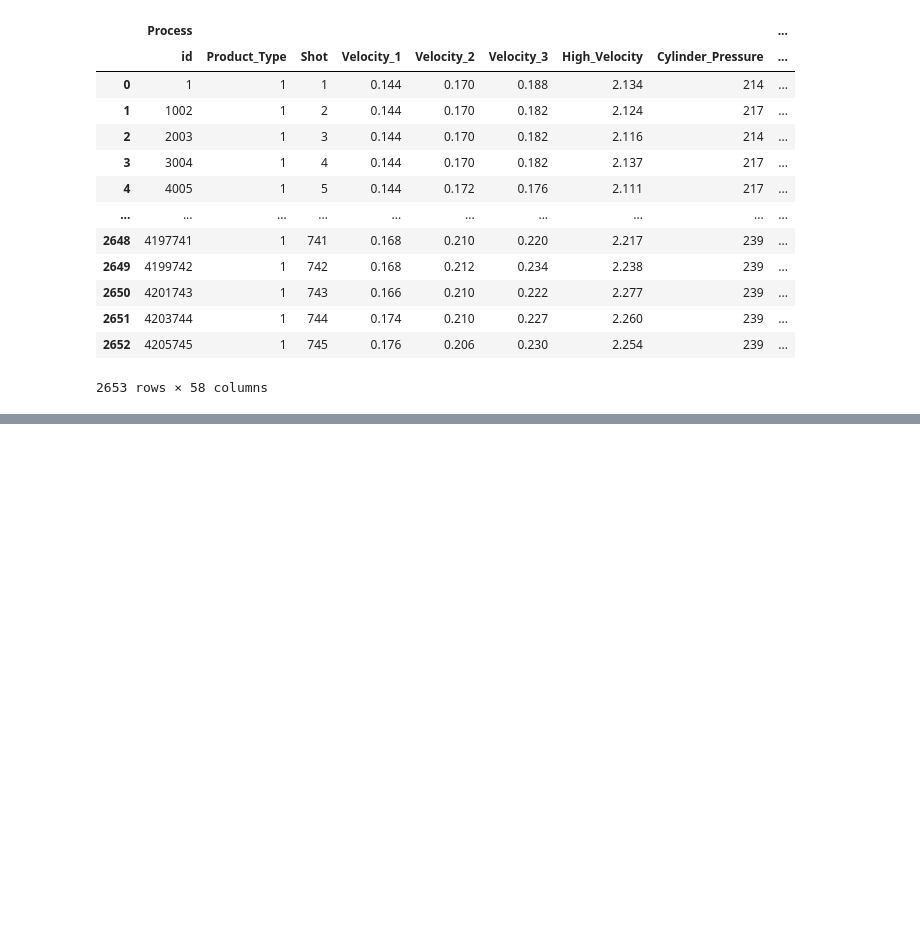
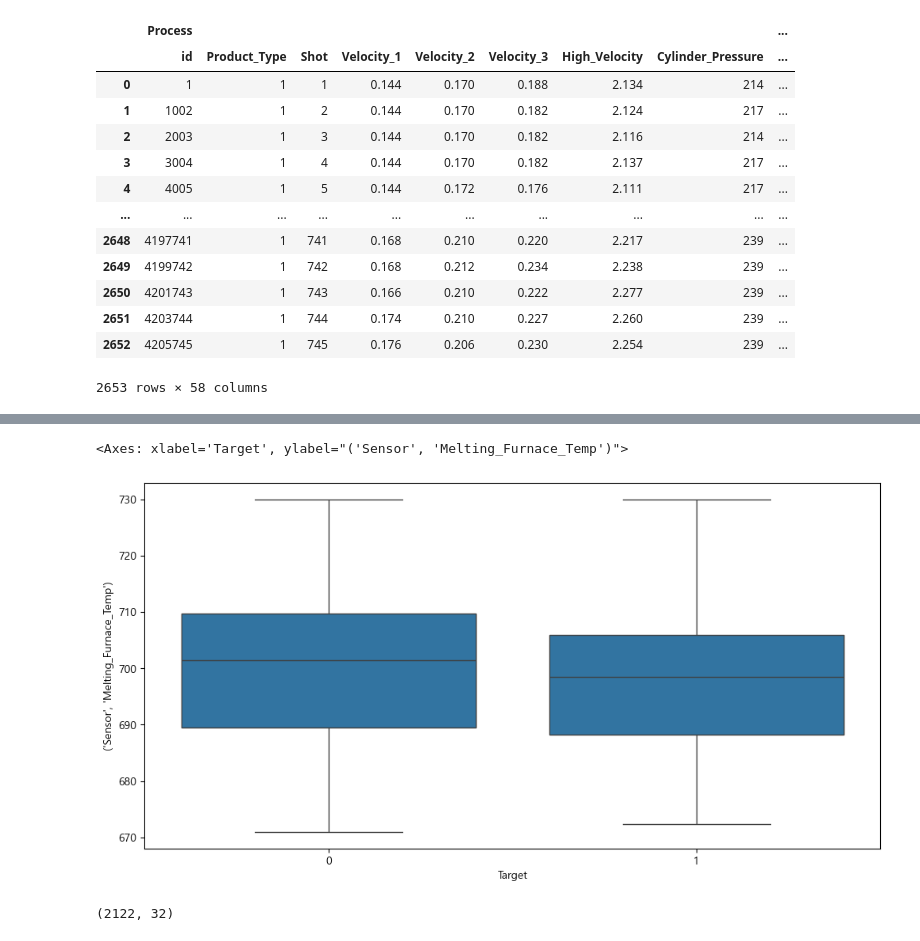
Before and after one commit to dlalswns0211/sparta_project_2_team1, a Jupyter notebook: src/jjm/day3_eda.ipynb, the cells around one changed output, grey strips where cells are left out. Saved outputs shown, nothing was run; the diff lists cells and outputs as text; code cells hidden in the pictures; blank space fills up the shorter version.

```diff
--- a/src/jjm/day3_eda.ipynb
+++ b/src/jjm/day3_eda.ipynb
@@ -71,0 +176,31 @@ X
+# %%
+# y_train을 1차원 array로 변환
+target_values = y_train.values.flatten()
+
+train_df = X_train.copy()
+train_df['Target'] = target_values
+# %%
+# 센서 컬럼들만 리스트로 뽑기
+sensor_cols = [c for c in X_train.columns if 'Sensor' in str(c)]
+
+# 첫 번째 센서에 대해서만 그려보기
+import seaborn as sns
+sns.boxplot(x='Target', y=sensor_cols[0], data=train_df)
+# %% [output]
+<Axes: xlabel='Target', ylabel="('Sensor', 'Melting_Furnace_Temp')">
+[figure, added]
+# %%
+import pandas as pd
+import seaborn as sns
+import matplotlib.pyplot as plt
+
+# 1. y_train의 차원을 확실히 맞춤
+target = y_train.values.ravel()
+
+# 2. 분석용 데이터프레임 생성
+df_eda = X_train.copy()
+df_eda['Target'] = target
+
+print(df_eda.shape) # 여기서 (2122, 15) 내외로 나와야 정상입니다.
+# %% [output]
+(2122, 32)
```
Also changed, not shown: parts of 8 cells of this notebook, 3 other files.
